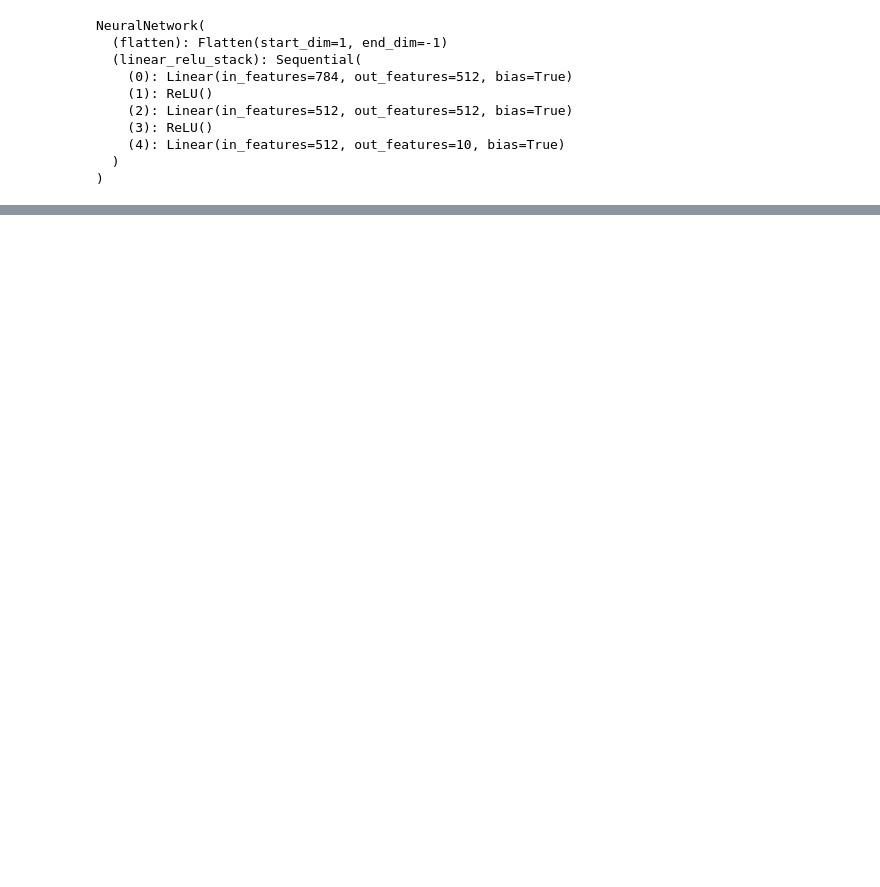
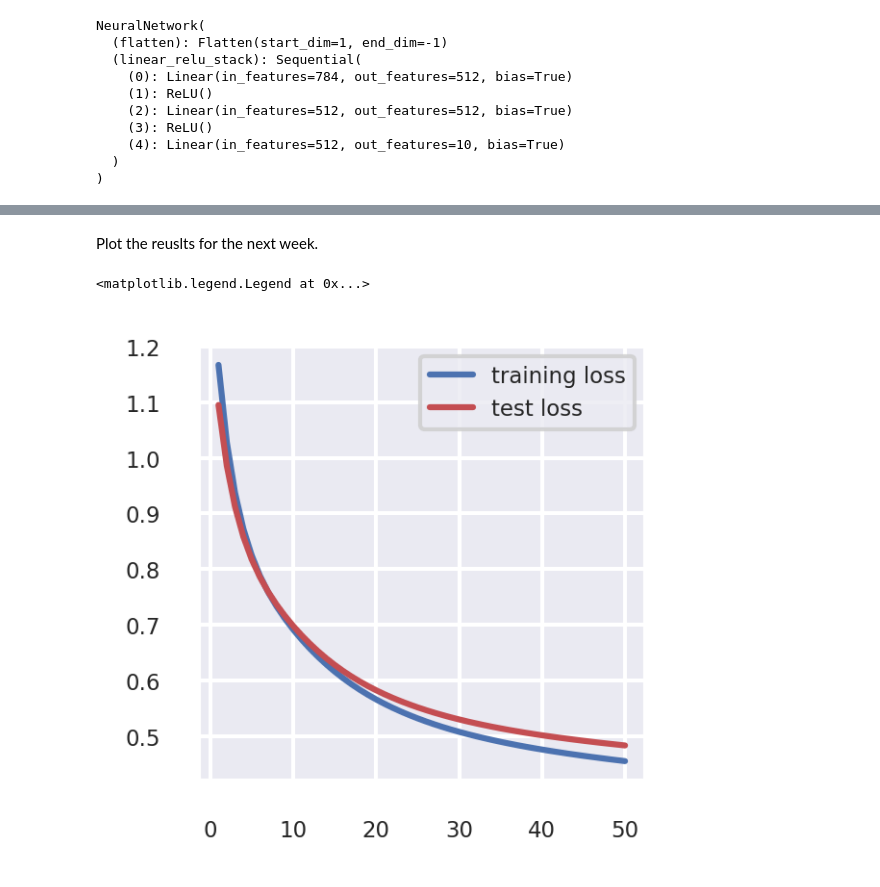
Before and after one commit to HuangJin-De/Machine-Learning-in-Atmospheric-Thermodynamics, a Jupyter notebook: hw01/hw01.ipynb, the cells around one changed output, grey strips where cells are left out. Saved outputs shown, nothing was run; the diff lists cells and outputs as text; code cells hidden in the pictures; blank space fills up the shorter version.

```diff
--- a/hw01/hw01.ipynb
+++ b/hw01/hw01.ipynb
@@ -71,16 +71,20 @@ print(model)
 loss_fn = nn.CrossEntropyLoss()
 optimizer = torch.optim.SGD(model.parameters(), lr=1e-3)
 
+
 def train(dataloader, model, loss_fn, optimizer):
     size = len(dataloader.dataset)
+    num_batches = len(dataloader)
 
     model.train()
+    train_loss=0
 
     for batch, (X, y) in enumerate(dataloader):
         X, y = X.to(device), y.to(device)
 
         pred = model(X)
         loss = loss_fn(pred, y)
+        train_loss += loss.item()
 
         optimizer.zero_grad()
         loss.backward()
@@ -90,13 +94,14 @@ def train(dataloader, model, loss_fn, optimizer):
             loss, current = loss.item(), batch * len(X)
             print(f"loss: {loss:>7f}  [{current:>5d}/{size:>5d}]")
 
+    train_loss /= num_batches
+    return train_loss
+
 def test(dataloader, model, loss_fn):
     size = len(dataloader.dataset)
 
     num_batches = len(dataloader)
-
     model.eval()
-
     test_loss, correct = 0, 0
 
     with torch.no_grad():
@@ -104,14 +109,13 @@ def test(dataloader, model, loss_fn):
             X, y = X.to(device), y.to(device)
 
             pred = model(X)
-
             test_loss += loss_fn(pred, y).item()
-
             correct += (pred.argmax(1) == y).type(torch.float).sum().item()
 
     test_loss /= num_batches
     correct /= size
     print(f"Test Error: \n Accuracy: {(100*correct):>0.1f}%, Avg loss: {test_loss:>8f} \n")
+    return test_loss
 # %% [output]
 NeuralNetwork(
   (flatten): Flatten(start_dim=1, end_dim=-1)
@@ -127,10 +131,14 @@ NeuralNetwork(
 epochs=50
 
 tt=time.time()
+train_loss=[]
+test_loss=[]
 for t in range(epochs):
     print(f"Epoch {t+1}\n-------------------------------")
-    train(train_loader, model, loss_fn, optimizer)
-    test(test_loader, model, loss_fn)
+    loss = train(train_loader, model, loss_fn, optimizer)
+    train_loss.append(loss)
+    loss = test(test_loader, model, loss_fn)
+    test_loss.append(loss)
 
 elapse=time.time()-tt
 print(elapse)
@@ -155,6 +163,15 @@ Test Error:
 # %%
 ###!mkdir drive/MyDrive/CP_data/hw01
 torch.save(model.state_dict(),'drive/MyDrive/CP_data/hw01/test.pkl')
+# %% [markdown]
+Plot the reuslts for the next week.
+# %%
+fig,ax=plt.subplots(figsize=(2,2),dpi=300)
+ax.plot(np.arange(1,51),train_loss,'b',np.arange(1,51),test_loss,'r')
+plt.legend(["training loss","test loss"])
+# %% [output]
+<matplotlib.legend.Legend at 0x...>
+[figure, added]
 # %%
 model2 = NeuralNetwork()
 model2.load_state_dict(torch.load('drive/MyDrive/CP_data/hw01/test.pkl'))
```
Also changed, not shown: parts of 5 cells of this notebook.
